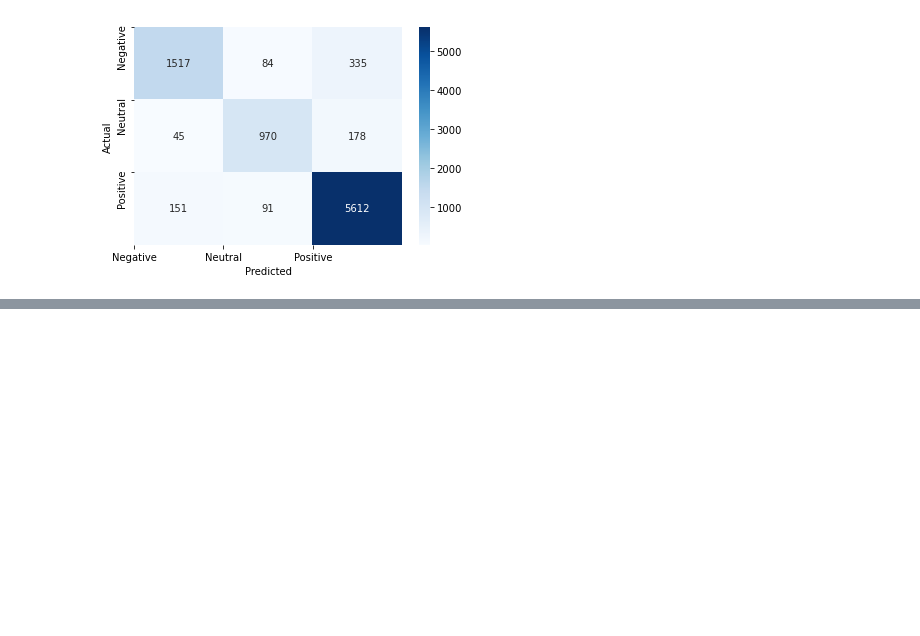
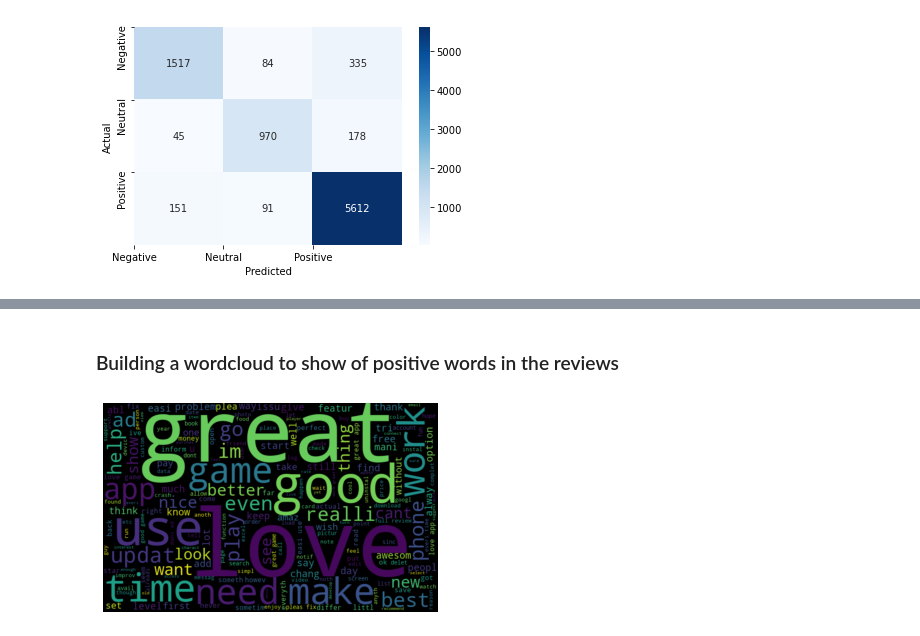
Before and after one commit to Sharat005/GooglePlaystoreAnalysis, a Jupyter notebook: PlaystoreAnalysis.ipynb, the cells around one changed output, grey strips where cells are left out. Drawn from its saved outputs; the diff is of its cells as text; code cells hidden in the pictures; blank space fills up the shorter version.

Commit message:
Added wordcloud for positive and negative reviews

```diff
--- a/PlaystoreAnalysis.ipynb
+++ b/PlaystoreAnalysis.ipynb
@@ -762,3 +762,6 @@ plt.yticks(ticks = [0,1,2],labels = ['Negative','Neutral','Positive'])
   <matplotlib.axis.YTick at 0x...>],
  [Text(0, 0, 'Negative'), Text(0, 1, 'Neutral'), Text(0, 2, 'Positive')])
 [figure]
+# %%
+sentiment_data['tokens'] = sentiment_data['Translated_Review'].apply(lambda x: x.split())
+sentiment_data
@@ -764,0 +782,7 @@ plt.yticks(ticks = [0,1,2],labels = ['Negative','Neutral','Positive'])
+# %%
+for i,row in sentiment_data.iterrows():
+    if(row['Sentiment'] == 'Positive'):
+        sentiment_data.at[i, 'Sentiment'] = 1
+    else:
+        sentiment_data.at[i, 'Sentiment'] = 0
+sentiment_data
@@ -764,0 +803,15 @@ plt.yticks(ticks = [0,1,2],labels = ['Negative','Neutral','Positive'])
+# %% [markdown]
+### Building a wordcloud to show of positive words in the reviews
+# %%
+from wordcloud import WordCloud
+list_words_positive = []
+for index, row in sentiment_data.iterrows():
+    if row['Sentiment'] == 1:
+        list_words_positive.extend(row['tokens'])
+all_words = ' '.join(list_words_positive)
+wordcloud = WordCloud(width = 800, height = 500).generate(all_words)
+plt.imshow(wordcloud, interpolation="bilinear")
+plt.axis('off')
+plt.show()
+# %% [output]
+[figure, added]
```
Also changed, not shown: parts of 4 cells of this notebook.
